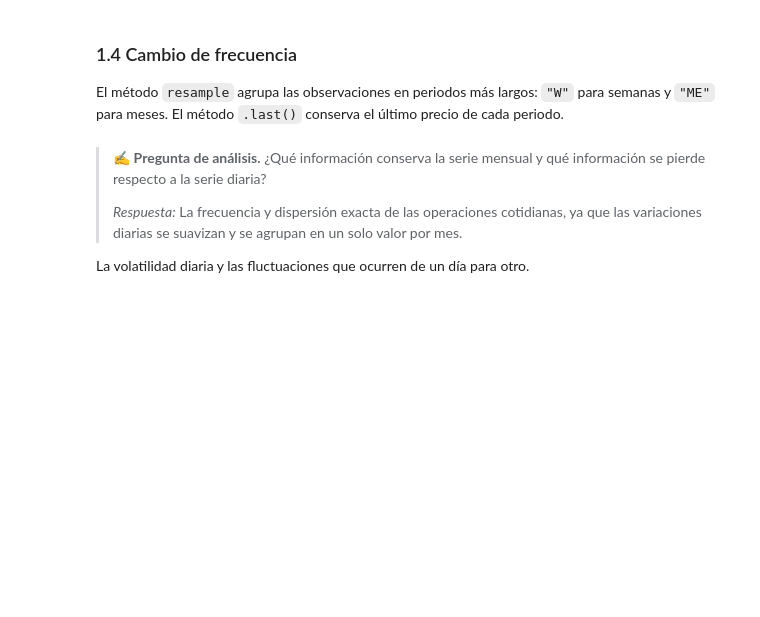
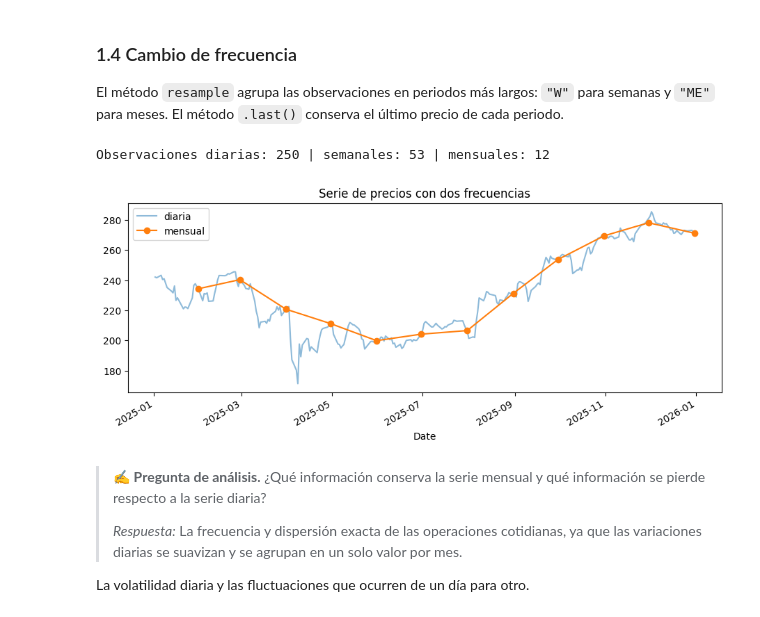
Before and after one commit to manuelabr241-eng/Simuladordecalcularuncredito, a Jupyter notebook: S21_Taller5_Series_Temporales_Python.ipynb, the cells around one changed output. Cells and saved outputs as stored; diff of their text form; code cells hidden in the pictures; blank space fills up the shorter version.

```diff
--- a/S21_Taller5_Series_Temporales_Python.ipynb
+++ b/S21_Taller5_Series_Temporales_Python.ipynb
@@ -119,12 +123,15 @@ plt.show()
 El método `resample` agrupa las observaciones en periodos más largos: `"W"` para semanas y `"ME"` para meses. El método `.last()` conserva el último precio de cada periodo.
 # %%
 semanal = precio.resample("W").last()
-mensual = precio.resample("___").last()
+mensual = precio.resample("ME").last()
 
 print("Observaciones diarias:", len(precio), "| semanales:", len(semanal), "| mensuales:", len(mensual))
 precio.plot(label="diaria", alpha=0.5)
 mensual.plot(label="mensual", marker="o")
 plt.legend(); plt.title("Serie de precios con dos frecuencias"); plt.show()
+# %% [output]
+Observaciones diarias: 250 | semanales: 53 | mensuales: 12
+[figure, added]
 # %% [markdown]
 > ✍️ **Pregunta de análisis.** ¿Qué información conserva la serie mensual y qué información se pierde respecto a la serie diaria?
 >
```
Also changed, not shown: parts of 20 cells of this notebook.
